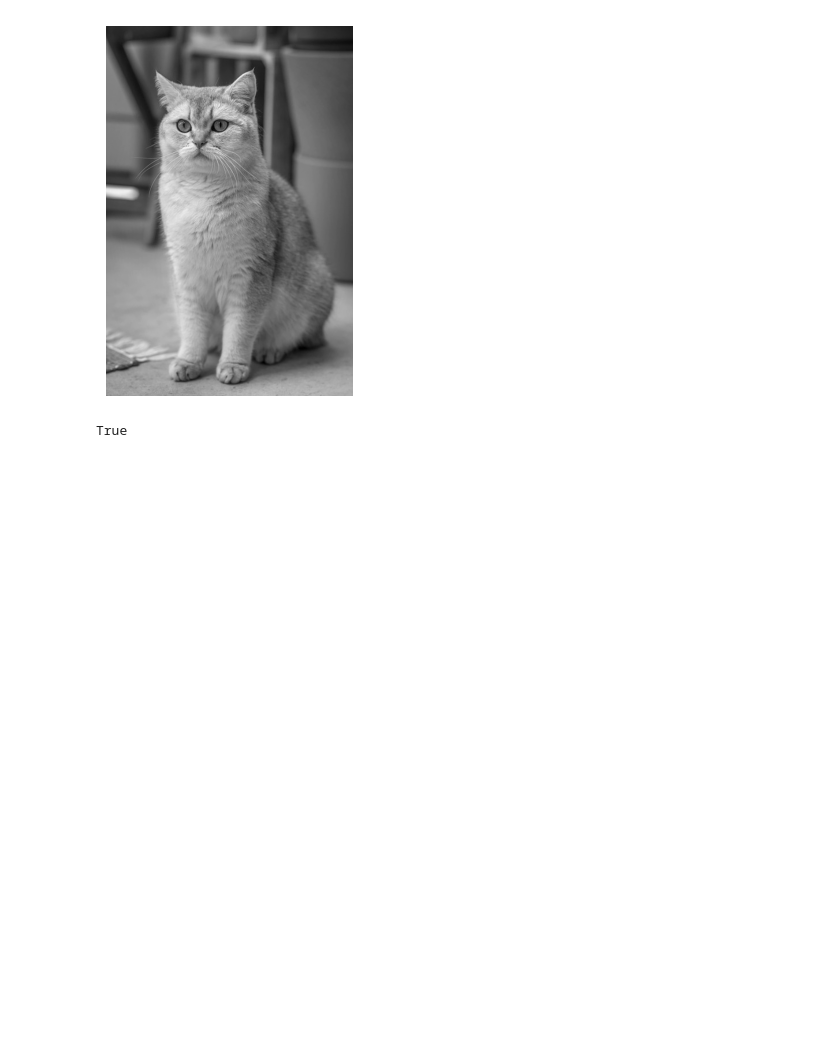
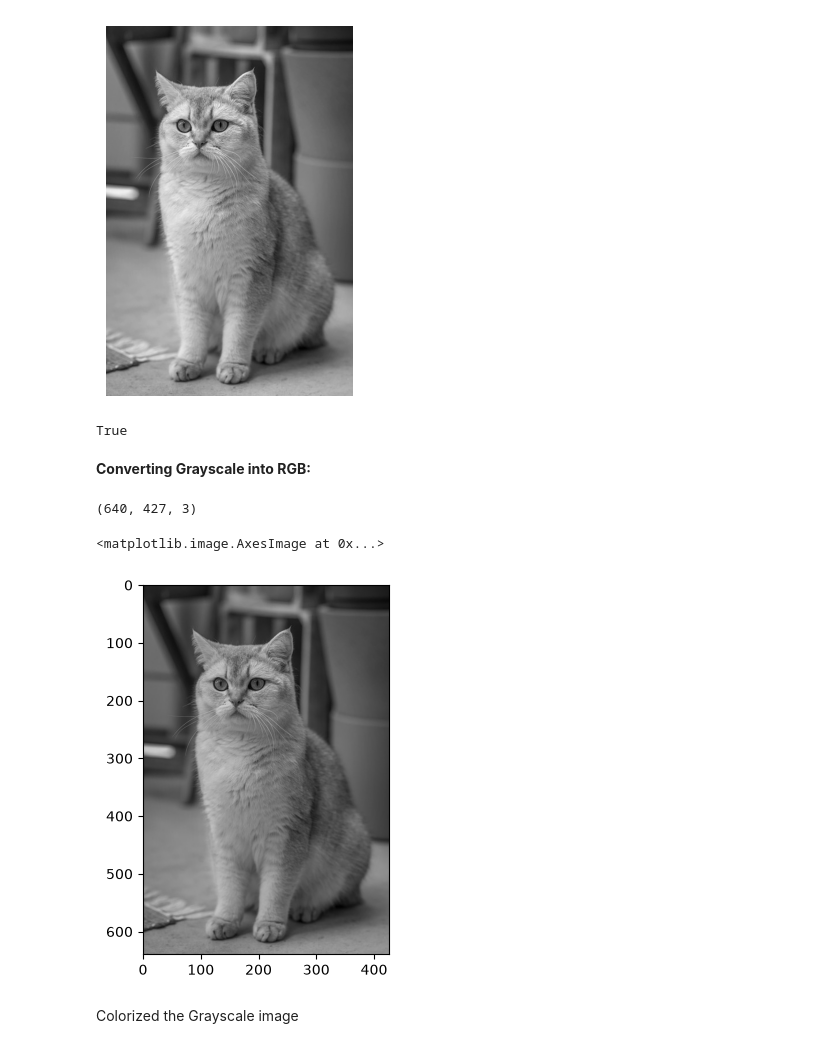
Before and after one commit to Moizah1/Deep-Learning-Projects, a Jupyter notebook: Learning Processing Image/Processing_image.ipynb, the cells around one changed output. Drawn from its saved outputs; the diff is of its cells as text; code cells hidden in the pictures; blank space fills up the shorter version.

```diff
--- a/Learning Processing Image/Processing_image.ipynb
+++ b/Learning Processing Image/Processing_image.ipynb
@@ -119,3 +120,21 @@ cv2.destroyAllWindows() # close the window properly
 cv2.imwrite('cat_pic_grayscale.jpg', grayscale_img)
 # %% [output]
 True
+# %% [markdown]
+**Converting Grayscale into RGB:**
+# %%
+#Read image as grayscale
+gray = cv2.imread('cat_pic.jpg', cv2.IMREAD_GRAYSCALE)
+# %%
+rgb =cv2.cvtColor(gray, cv2.COLOR_GRAY2RGB)
+# %%
+rgb.shape
+# %% [output]
+(640, 427, 3)
+# %%
+plt.imshow(rgb)
+# %% [output]
+<matplotlib.image.AxesImage at 0x...>
+[figure, added]
+# %% [markdown]
+Colorized the Grayscale image
```
Also changed, not shown: parts of 4 cells of this notebook.
